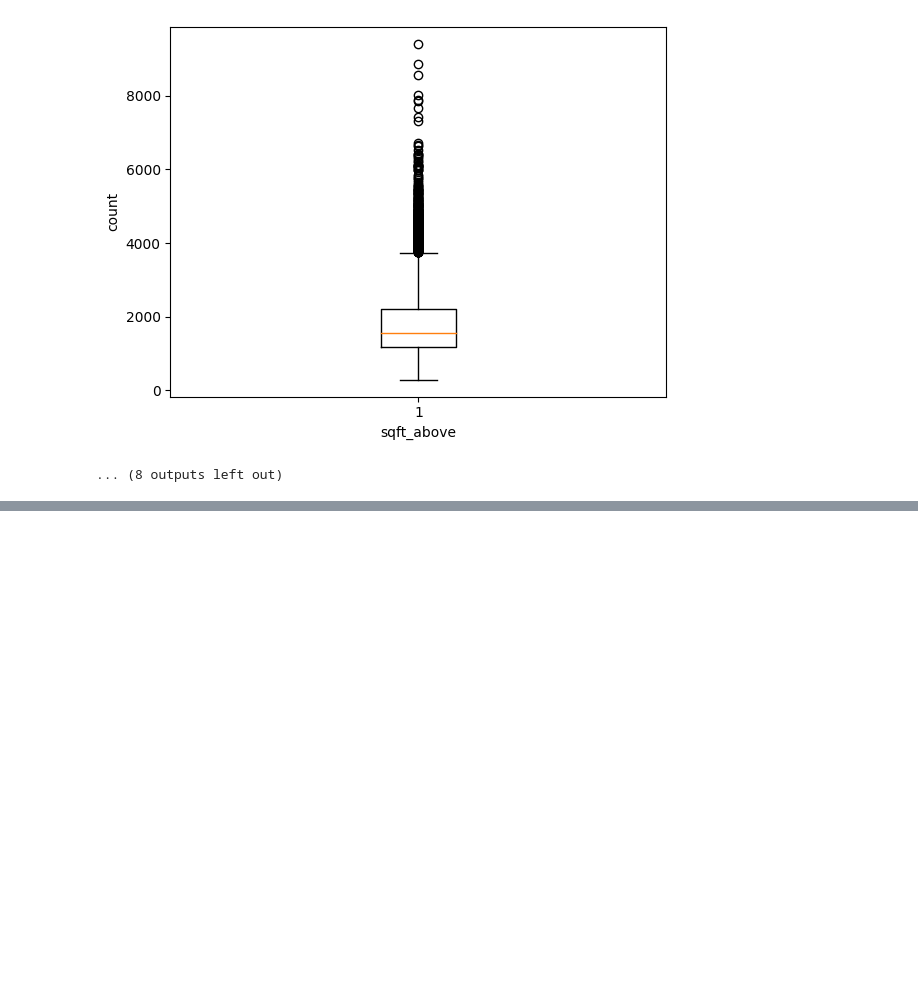
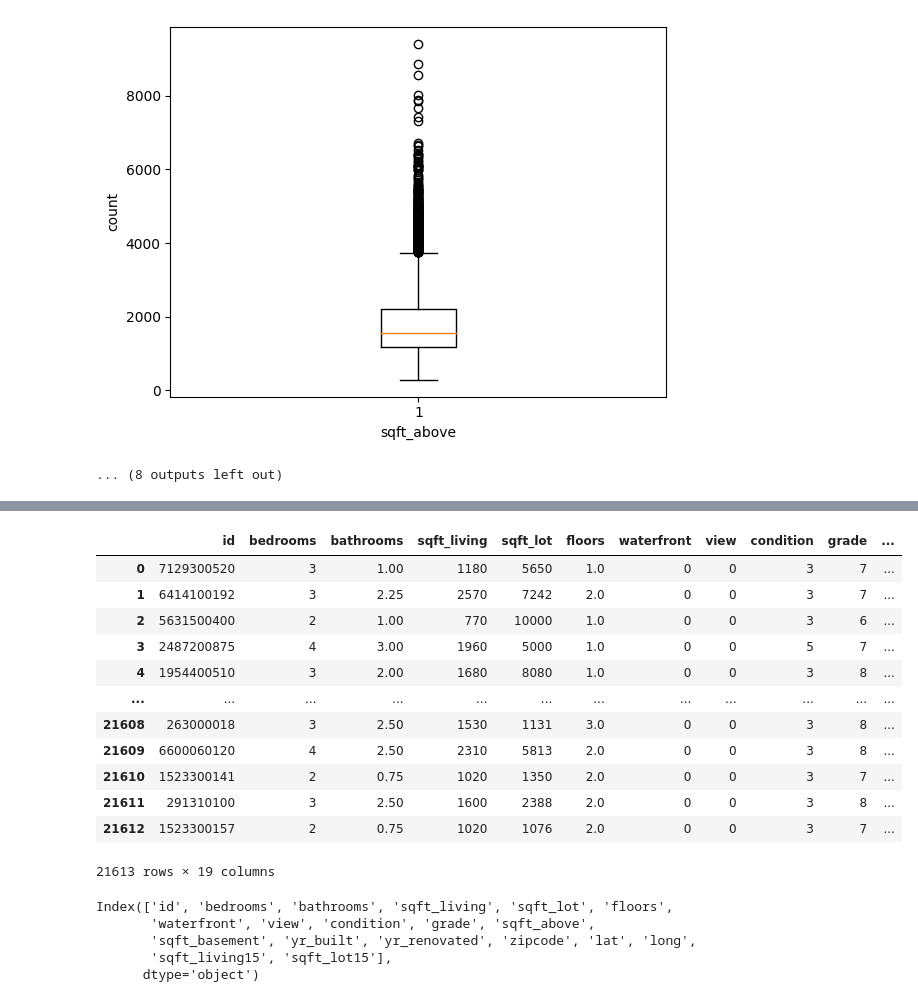
Before and after one commit to PankajRaghunadhabhatla/Python, a Jupyter notebook: Housing.ipynb, the cells around one changed output, grey strips where cells are left out. Cells and saved outputs as stored; diff of their text form; code cells hidden in the pictures; blank space fills up the shorter version.

```diff
--- a/Housing.ipynb
+++ b/Housing.ipynb
@@ -95,0 +149,3 @@ for i in housing.columns:
+# %%
+col = list(housing.columns)
+col
@@ -95,0 +194,6 @@ for i in housing.columns:
+# %%
+from statsmodels.stats.outliers_influence import variance_inflation_factor
+col_list = []
+for col in housing.columns:
+  if ((housing[col].dtype != 'object') & (col != 'price')):
+    col_list.append(col)
@@ -95,0 +222,25 @@ for i in housing.columns:
+# %%
+X = housing[col_list]
+X
+# %% [output]
+|  | id | bedrooms | bathrooms | sqft_living | sqft_lot | floors | waterfront | view | condition | grade | ... |
+| 0 | 7129300520 | 3 | 1.00 | 1180 | 5650 | 1.0 | 0 | 0 | 3 | 7 | ... |
+| 1 | 6414100192 | 3 | 2.25 | 2570 | 7242 | 2.0 | 0 | 0 | 3 | 7 | ... |
+| 2 | 5631500400 | 2 | 1.00 | 770 | 10000 | 1.0 | 0 | 0 | 3 | 6 | ... |
+| 3 | 2487200875 | 4 | 3.00 | 1960 | 5000 | 1.0 | 0 | 0 | 5 | 7 | ... |
+| 4 | 1954400510 | 3 | 2.00 | 1680 | 8080 | 1.0 | 0 | 0 | 3 | 8 | ... |
+| ... | ... | ... | ... | ... | ... | ... | ... | ... | ... | ... | ... |
+| 21608 | 263000018 | 3 | 2.50 | 1530 | 1131 | 3.0 | 0 | 0 | 3 | 8 | ... |
+| 21609 | 6600060120 | 4 | 2.50 | 2310 | 5813 | 2.0 | 0 | 0 | 3 | 8 | ... |
+| 21610 | 1523300141 | 2 | 0.75 | 1020 | 1350 | 2.0 | 0 | 0 | 3 | 7 | ... |
+| 21611 | 291310100 | 3 | 2.50 | 1600 | 2388 | 2.0 | 0 | 0 | 3 | 8 | ... |
+| 21612 | 1523300157 | 2 | 0.75 | 1020 | 1076 | 2.0 | 0 | 0 | 3 | 7 | ... |
+21613 rows × 19 columns
+# %%
+X.columns
+# %% [output]
+Index(['id', 'bedrooms', 'bathrooms', 'sqft_living', 'sqft_lot', 'floors',
+       'waterfront', 'view', 'condition', 'grade', 'sqft_above',
+       'sqft_basement', 'yr_built', 'yr_renovated', 'zipcode', 'lat', 'long',
+       'sqft_living15', 'sqft_lot15'],
+      dtype='object')
```
Also changed, not shown: parts of 53 cells of this notebook.
